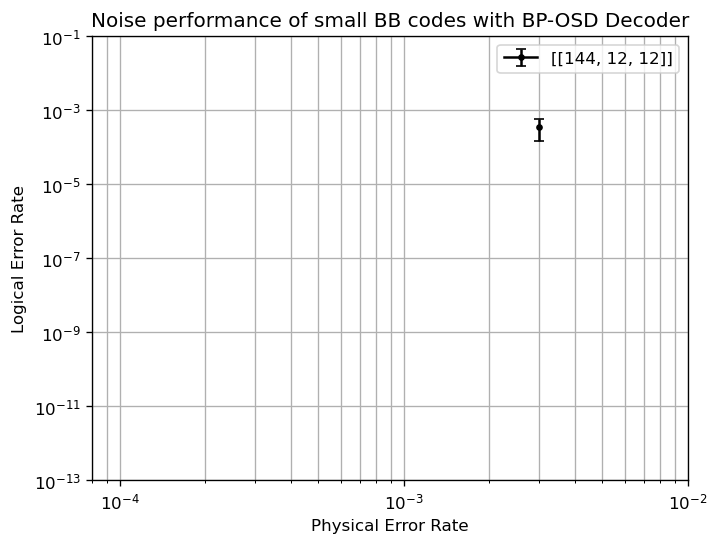
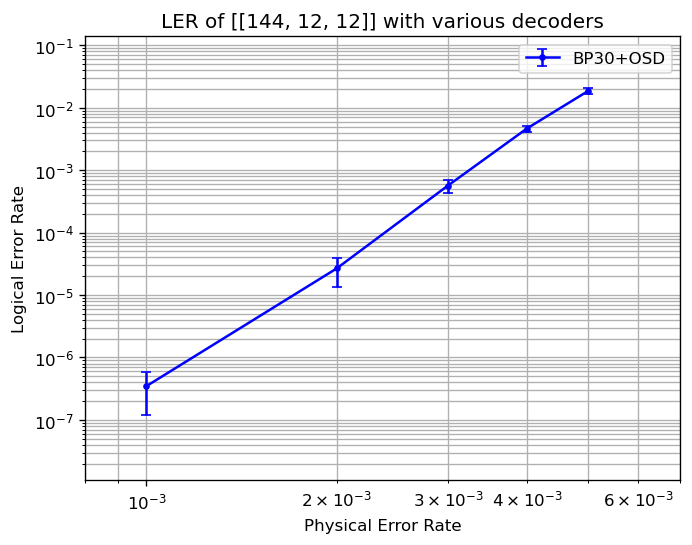
Unified diff of the notebook cell whose output changed from the first chart to the second:
--- before
+++ after
@@ -1,6 +1,6 @@
-# After STIM
-dataset = [([3e-3], {3000: 11}, 12)]
-labels = ['[[144, 12, 12]]']
-color = ['black']
+# Beam Search Decoder
+dataset = [([1e-3, 2e-3, 3e-3, 4e-3, 5e-3], [(2528687, 10), (50000, 16), (10000, 68), (5934, 331), (1000, 223)], 12)]
+labels = ['BP30+OSD']
+color = ['blue']
 xss = []
 yss = []
@@ -8,10 +8,10 @@
 for i in range(len(dataset)):
     xs, data, n_c = dataset[i]
-    assert isinstance(xs, list) and isinstance(data, dict)
+    assert isinstance(xs, list) and isinstance(data, list)
     xss.append(xs)
-    yss.append([float(failure)/(float(shots)*n_c) for shots, failure in data.items()])
+    yss.append([float(failure)/(float(shots)*n_c) for shots, failure in data])
     yerrs.append([
         1.96 * np.sqrt(max(float(failure)/float(shots), 1 / float(shots)) * (1 - float(failure)/float(shots)) / float(shots)) / n_c
-        for shots, failure in data.items()
+        for shots, failure in data
     ])
 
@@ -22,8 +22,8 @@
     print(yerrs[i])
     ax.errorbar(xss[i], yss[i], yerr=yerrs[i], marker='.', capsize=3, label=labels[i], color=color[i])
-ax.set_ylim(1e-13, 1e-1)
-ax.set_xlim(8e-5,1e-2)
+ax.set_ylim(1e-8+(1e-9), 1e-1+4e-2)
+ax.set_xlim(8e-4, 7e-3)
 ax.loglog()
-ax.set_title("Noise performance of small BB codes with BP-OSD Decoder")
+ax.set_title("LER of [[144, 12, 12]] with various decoders")
 ax.set_xlabel("Physical Error Rate")
 ax.set_ylabel("Logical Error Rate")

Commit: Extend to allow other decoder, including beam search